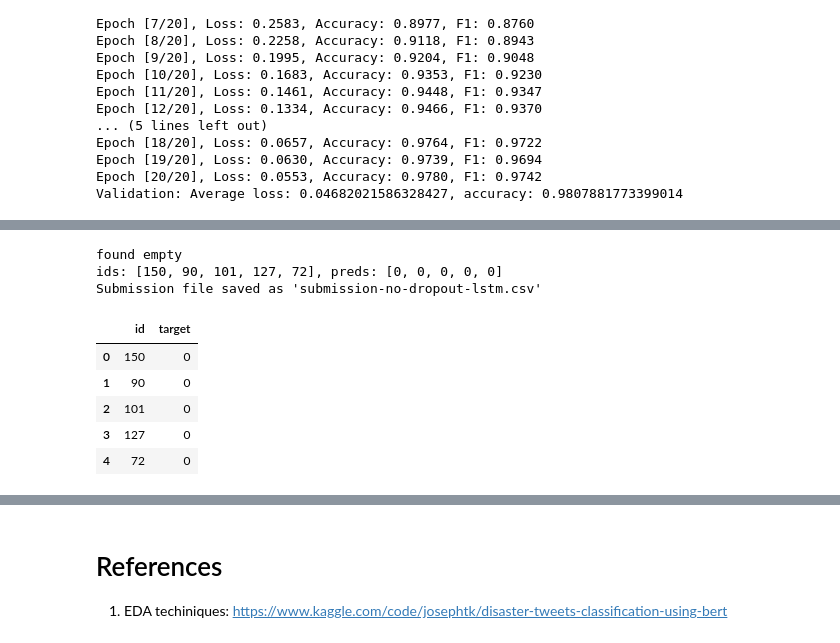
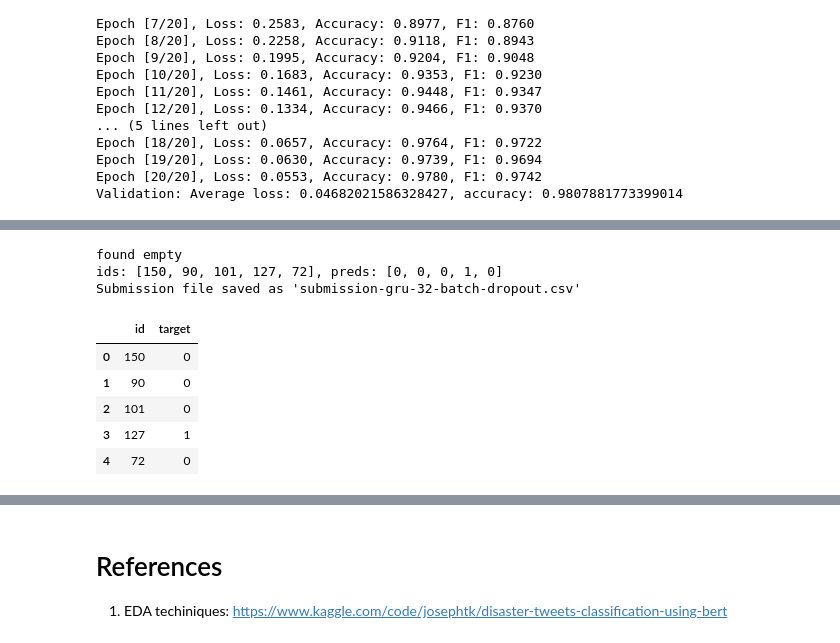
Before and after one commit to gbangban/text-nlp, a Jupyter notebook: notebook.ipynb, the cells around one changed output, grey strips where cells are left out. Saved outputs shown, nothing was run; the diff lists cells and outputs as text; code cells hidden in the pictures.

Commit message:
feat: adds GRU + RNN models w/ analysis

```diff
--- a/notebook.ipynb
+++ b/notebook.ipynb
@@ -720,3 +797,8 @@ def validate(model):
         val_accuracy = val_correct / val_samples
         print(f"Validation: Average loss: {avg_val_loss}, accuracy: {val_accuracy}")
     return val_accuracy
+# %%
+gru_model = GRUModel(vocab_size, embedding_dim, hidden_dim, num_layers, dropout=dropout).to(device)
+gru_training_loss, gru_training_acc = train(gru_model)
+gru_valid_acc = validate(gru_model)
+# Validation: Average loss: 0.08158634138126875, accuracy: 0.9740558292282431
@@ -782,42 +923,42 @@ class TestDataset(Dataset):
 
 test_dataset = TestDataset(test_df,preprocessor)
 test_loader = DataLoader(test_dataset, batch_size=64, shuffle=False, num_workers=4, collate_fn=inference_collate_fn)
-model = lstm_model
+model = gru_model
 # Generate predictions
 predictions = []
 ids = []
 with torch.no_grad():
     for texts,  lengths,input_ids in test_loader:
         texts = texts.to(device)
         lengths = lengths.to(device)
         outputs = model(texts,lengths)
         preds = (outputs > 0.5).int().squeeze()  # Convert probabilities to binary predictions
 
         predictions.extend(preds.cpu().numpy())  # Move predictions to CPU and convert to numpy array
         ids.extend(input_ids.cpu().numpy())  # Move IDs to CPU and convert to numpy array
 
 
 print(f"ids: {ids[:5]}, preds: {predictions[:5]}")
 # Create a submission DataFrame
 submission_df = pd.DataFrame({
     'id': ids,
     'target': predictions
 })
 
-submission_filename = 'submission-no-dropout-lstm.csv'
+submission_filename = 'submission-gru-32-batch-dropout.csv'
 # Save the submission file
 submission_df.to_csv(submission_filename, index=False)
 print(f"Submission file saved as '{submission_filename}'")
 submission_df.head()
 # %% [output]
 found empty
-ids: [150, 90, 101, 127, 72], preds: [0, 0, 0, 0, 0]
-Submission file saved as 'submission-no-dropout-lstm.csv'
+ids: [150, 90, 101, 127, 72], preds: [0, 0, 0, 1, 0]
+Submission file saved as 'submission-gru-32-batch-dropout.csv'
 |  | id | target |
 | 0 | 150 | 0 |
 | 1 | 90 | 0 |
 | 2 | 101 | 0 |
-| 3 | 127 | 0 |
+| 3 | 127 | 1 |
 | 4 | 72 | 0 |
 # %% [markdown]
 # Results + Analysis
```
Also changed, not shown: parts of 10 cells of this notebook.
